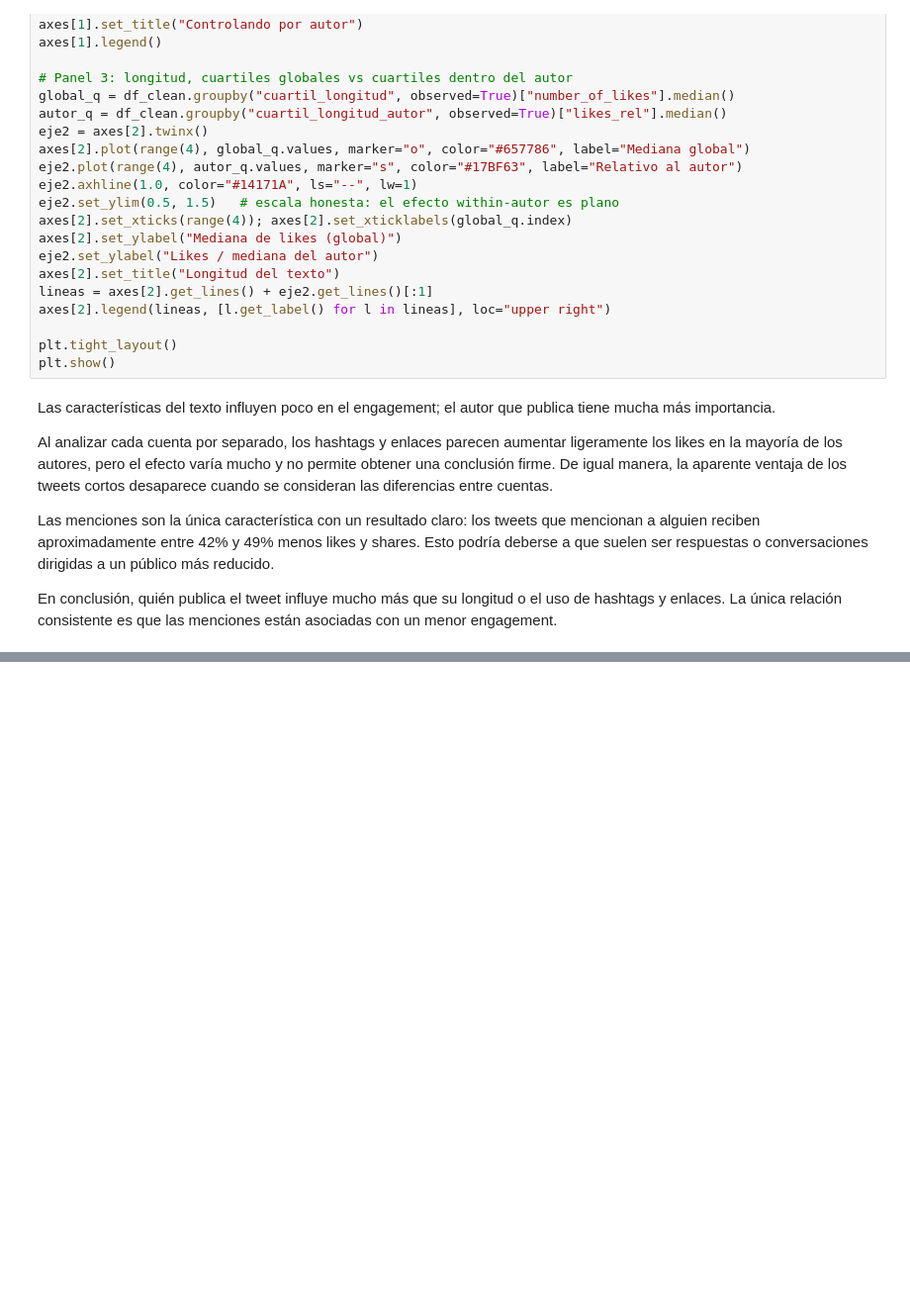
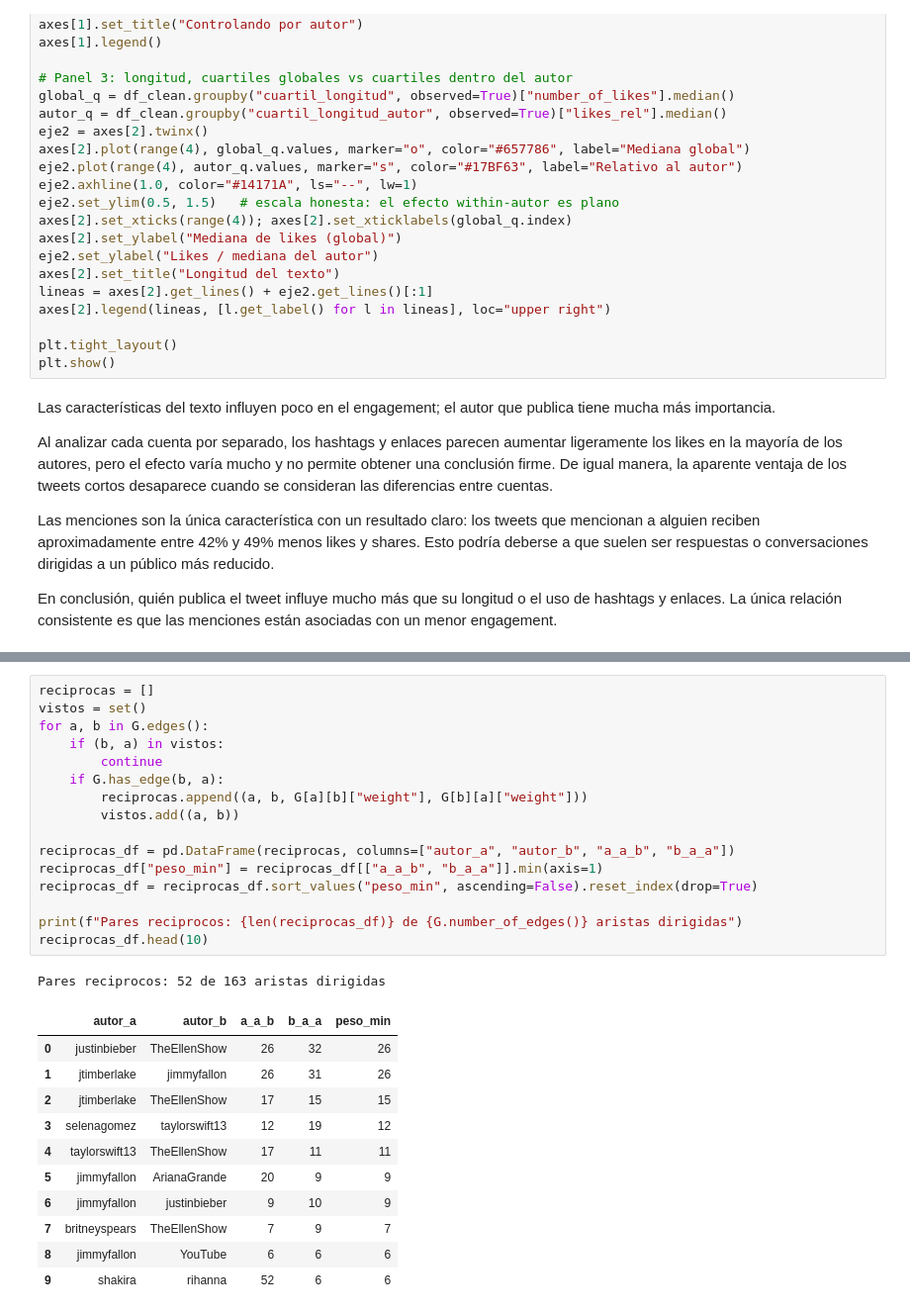
Before and after one commit to ecarcamo/Actividad-Clase-DataScience-Tweets, a Jupyter notebook: notebooks/01_carga_inicial.ipynb, the cells around one changed output, grey strips where cells are left out. Shown at 99% size. Drawn from its saved outputs; the diff is of its cells as text; blank space fills up the shorter version.

```diff
--- a/notebooks/01_carga_inicial.ipynb
+++ b/notebooks/01_carga_inicial.ipynb
@@ -995,0 +1113,29 @@ En conclusión, quién publica el tweet influye mucho más que su longitud o el
+# %%
+reciprocas = []
+vistos = set()
+for a, b in G.edges():
+    if (b, a) in vistos:
+        continue
+    if G.has_edge(b, a):
+        reciprocas.append((a, b, G[a][b]["weight"], G[b][a]["weight"]))
+        vistos.add((a, b))
+
+reciprocas_df = pd.DataFrame(reciprocas, columns=["autor_a", "autor_b", "a_a_b", "b_a_a"])
+reciprocas_df["peso_min"] = reciprocas_df[["a_a_b", "b_a_a"]].min(axis=1)
+reciprocas_df = reciprocas_df.sort_values("peso_min", ascending=False).reset_index(drop=True)
+
+print(f"Pares reciprocos: {len(reciprocas_df)} de {G.number_of_edges()} aristas dirigidas")
+reciprocas_df.head(10)
+# %% [output]
+Pares reciprocos: 52 de 163 aristas dirigidas
+|  | autor_a | autor_b | a_a_b | b_a_a | peso_min |
+| 0 | justinbieber | TheEllenShow | 26 | 32 | 26 |
+| 1 | jtimberlake | jimmyfallon | 26 | 31 | 26 |
+| 2 | jtimberlake | TheEllenShow | 17 | 15 | 15 |
+| 3 | selenagomez | taylorswift13 | 12 | 19 | 12 |
+| 4 | taylorswift13 | TheEllenShow | 17 | 11 | 11 |
+| 5 | jimmyfallon | ArianaGrande | 20 | 9 | 9 |
+| 6 | jimmyfallon | justinbieber | 9 | 10 | 9 |
+| 7 | britneyspears | TheEllenShow | 7 | 9 | 7 |
+| 8 | jimmyfallon | YouTube | 6 | 6 | 6 |
+| 9 | shakira | rihanna | 52 | 6 | 6 |
```
Also changed, not shown: parts of 7 cells of this notebook.
